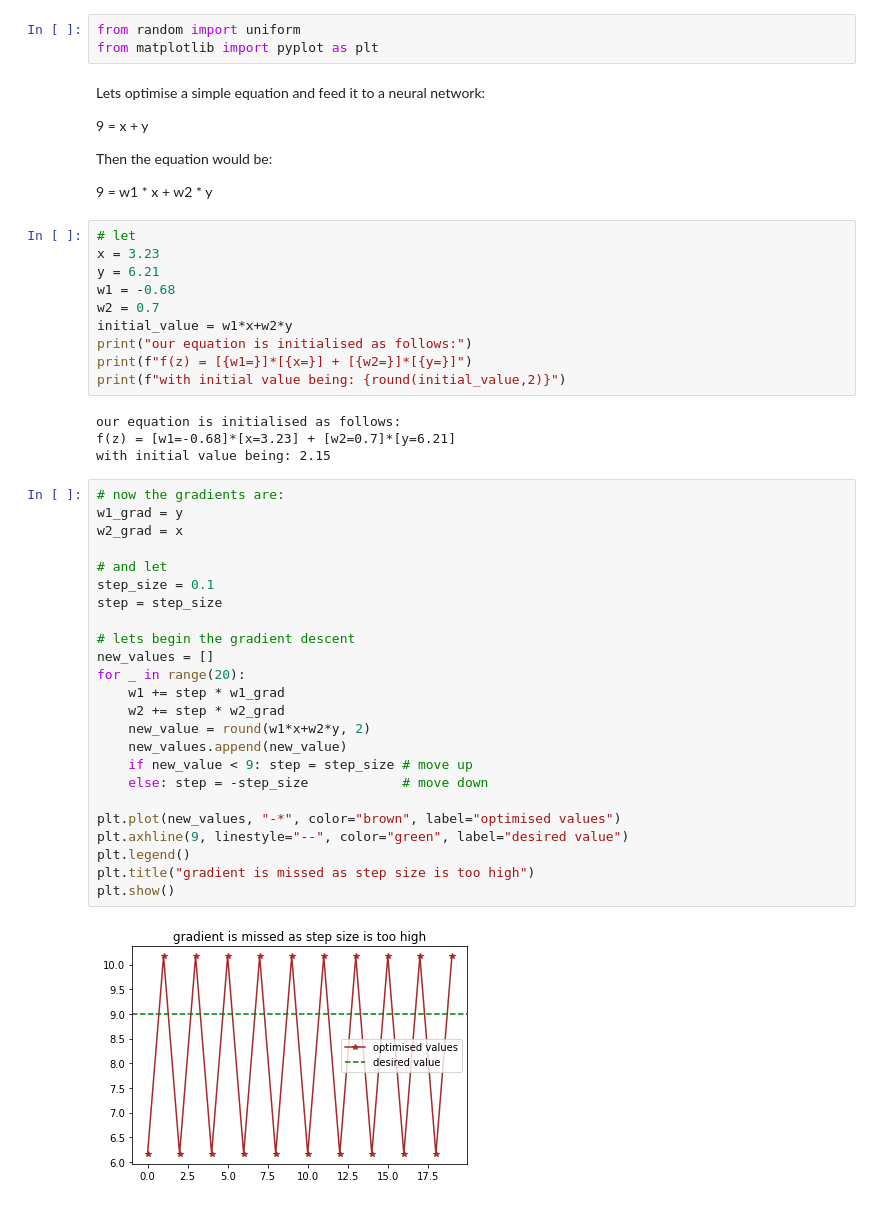
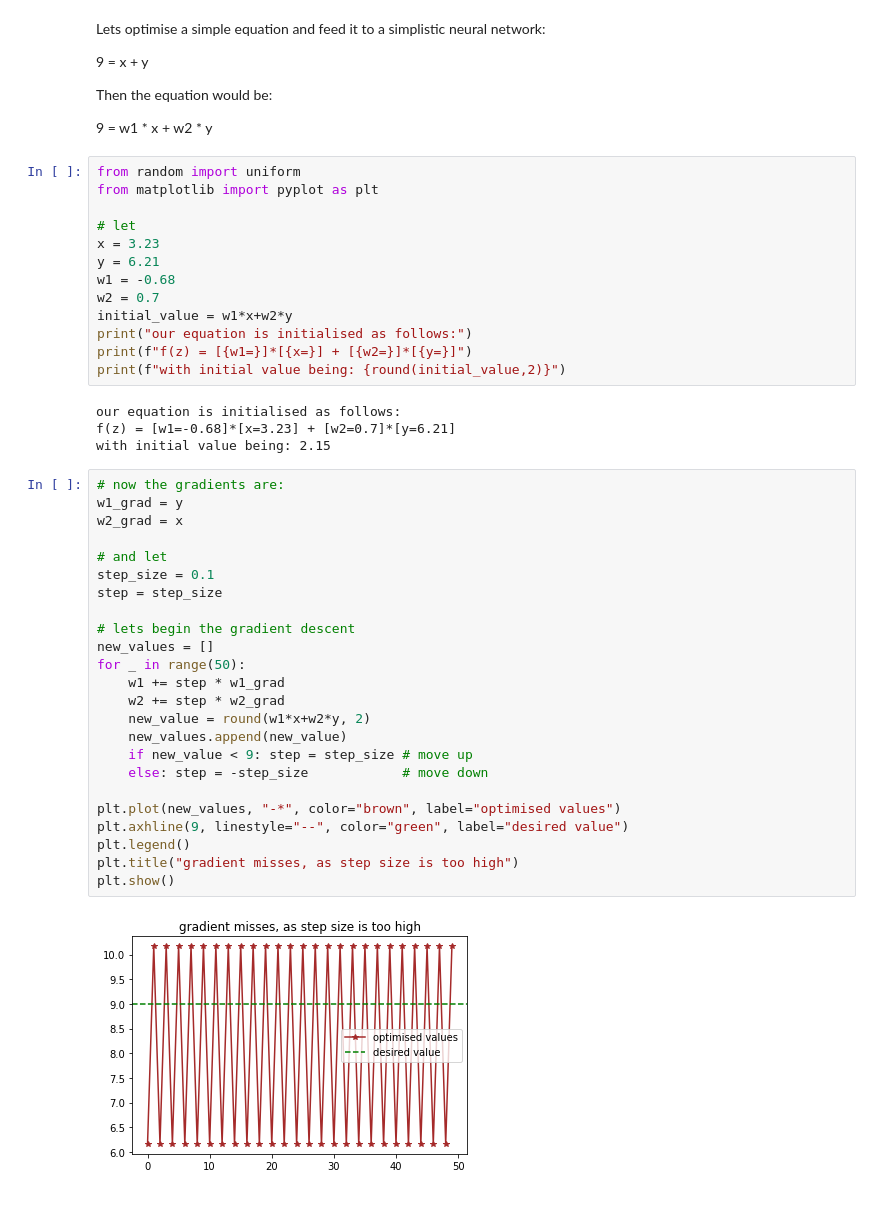
Before and after one commit to tanveer-sayyed/Experiments, a Jupyter notebook: basics/ak/gradientDescent.ipynb, the cells around one changed output. Saved outputs shown, nothing was run; the diff lists cells and outputs as text.

Commit message:
gradient descent updated

```diff
--- a/basics/ak/gradientDescent.ipynb
+++ b/basics/ak/gradientDescent.ipynb
@@ -1,8 +1,5 @@
-# %%
-from random import uniform
-from matplotlib import pyplot as plt
 # %% [markdown]
-Lets optimise a simple equation and feed it to a neural network:
+Lets optimise a simple equation and feed it to a simplistic neural network:
 
 9 = x + y
 
@@ -10,6 +7,9 @@ Then the equation would be:
 
 9 = w1 * x + w2 * y
 # %%
+from random import uniform
+from matplotlib import pyplot as plt
+
 # let
 x = 3.23
 y = 6.21
@@ -26,27 +26,27 @@ with initial value being: 2.15
 # %%
 # now the gradients are:
 w1_grad = y
 w2_grad = x
 
 # and let
 step_size = 0.1
 step = step_size
 
 # lets begin the gradient descent
 new_values = []
-for _ in range(20):
+for _ in range(50):
     w1 += step * w1_grad
     w2 += step * w2_grad
     new_value = round(w1*x+w2*y, 2)
     new_values.append(new_value)
     if new_value < 9: step = step_size # move up
     else: step = -step_size            # move down
 
 plt.plot(new_values, "-*", color="brown", label="optimised values")
 plt.axhline(9, linestyle="--", color="green", label="desired value")
 plt.legend()
-plt.title("gradient is missed as step size is too high")
+plt.title("gradient misses, as step size is too high")
 plt.show()
 # %% [output]
-[figure, old version]
+[figure, new version]
 # %%
```
Also changed, not shown: parts of 1 cell of this notebook.
